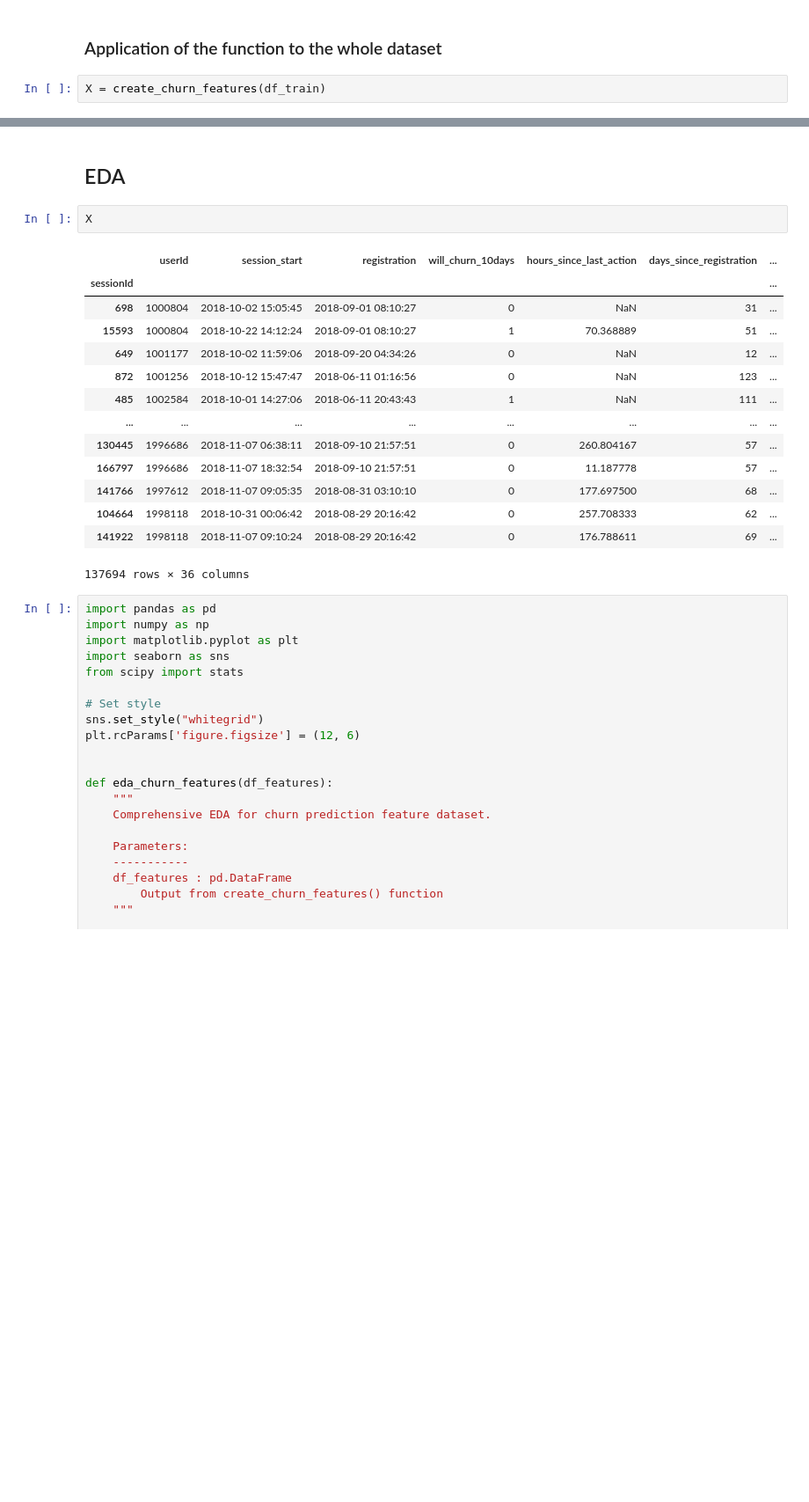
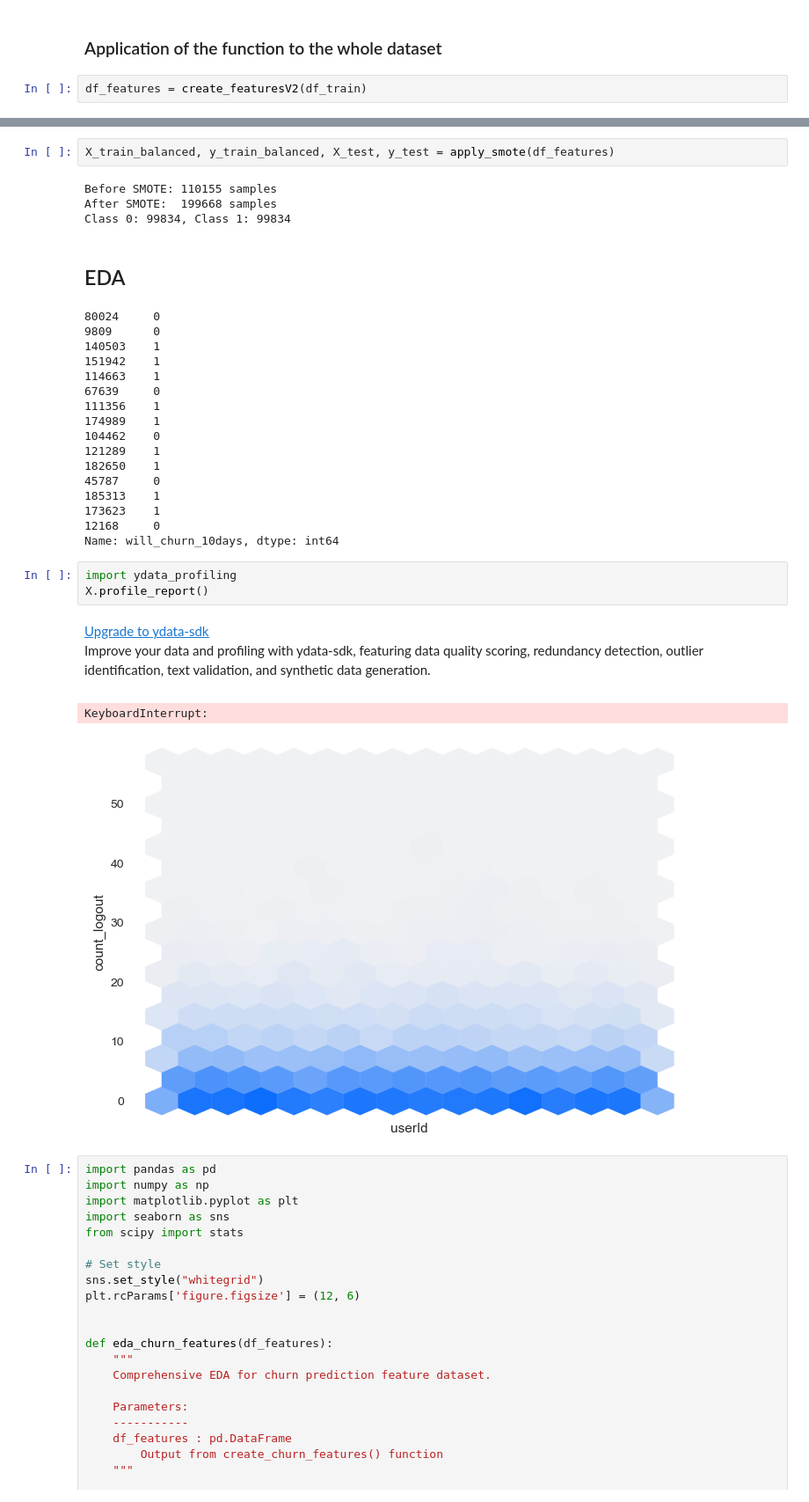
Before and after one commit to MaximilienLuc/Churn-prediction, a Jupyter notebook: Olivier.ipynb, the cells around one changed output, grey strips where cells are left out. Shown: that part at 88% size. Saved outputs shown, nothing was run; the diff lists cells and outputs as text; blank space fills up the shorter version.

Commit message:
Add a smote function to resample, first analysis of features importance

```diff
--- a/Olivier.ipynb
+++ b/Olivier.ipynb
@@ -516,5 +746,5 @@ It seems to work
 # %% [markdown]
 ### Application of the function to the whole dataset
 # %%
-X = create_churn_features(df_train)
+df_features = create_featuresV2(df_train)
 # %% [output]
@@ -524,22 +799,37 @@ KeyboardInterrupt:
+# %%
+X_train_balanced, y_train_balanced, X_test, y_test = apply_smote(df_features)
+# %% [output]
+Before SMOTE: 110155 samples
+After SMOTE:  199668 samples
+Class 0: 99834, Class 1: 99834
 # %% [markdown]
 ## EDA
 # %%
-X
 # %% [output]
-|  | userId | session_start | registration | will_churn_10days | hours_since_last_action | days_since_registration | ... |
-| sessionId |  |  |  |  |  |  | ... |
-| 698 | 1000804 | 2018-10-02 15:05:45 | 2018-09-01 08:10:27 | 0 | NaN | 31 | ... |
-| 15593 | 1000804 | 2018-10-22 14:12:24 | 2018-09-01 08:10:27 | 1 | 70.368889 | 51 | ... |
-| 649 | 1001177 | 2018-10-02 11:59:06 | 2018-09-20 04:34:26 | 0 | NaN | 12 | ... |
-| 872 | 1001256 | 2018-10-12 15:47:47 | 2018-06-11 01:16:56 | 0 | NaN | 123 | ... |
-| 485 | 1002584 | 2018-10-01 14:27:06 | 2018-06-11 20:43:43 | 1 | NaN | 111 | ... |
-| ... | ... | ... | ... | ... | ... | ... | ... |
-| 130445 | 1996686 | 2018-11-07 06:38:11 | 2018-09-10 21:57:51 | 0 | 260.804167 | 57 | ... |
-| 166797 | 1996686 | 2018-11-07 18:32:54 | 2018-09-10 21:57:51 | 0 | 11.187778 | 57 | ... |
-| 141766 | 1997612 | 2018-11-07 09:05:35 | 2018-08-31 03:10:10 | 0 | 177.697500 | 68 | ... |
-| 104664 | 1998118 | 2018-10-31 00:06:42 | 2018-08-29 20:16:42 | 0 | 257.708333 | 62 | ... |
-| 141922 | 1998118 | 2018-11-07 09:10:24 | 2018-08-29 20:16:42 | 0 | 176.788611 | 69 | ... |
-137694 rows × 36 columns
+80024     0
+9809      0
+140503    1
+151942    1
+114663    1
+67639     0
+111356    1
+174989    1
+104462    0
+121289    1
+182650    1
+45787     0
+185313    1
+173623    1
+12168     0
+Name: will_churn_10days, dtype: int64
+# %%
+import ydata_profiling
+X.profile_report()
+# %% [output]
+Upgrade to ydata-sdk
+Improve your data and profiling with ydata-sdk, featuring data quality scoring, redundancy detection, outlier identification, text validation, and synthetic data generation.
+KeyboardInterrupt:
+[figure, added]
 # %%
 import pandas as pd
 import numpy as np
```
Also changed, not shown: parts of 20 cells of this notebook.
